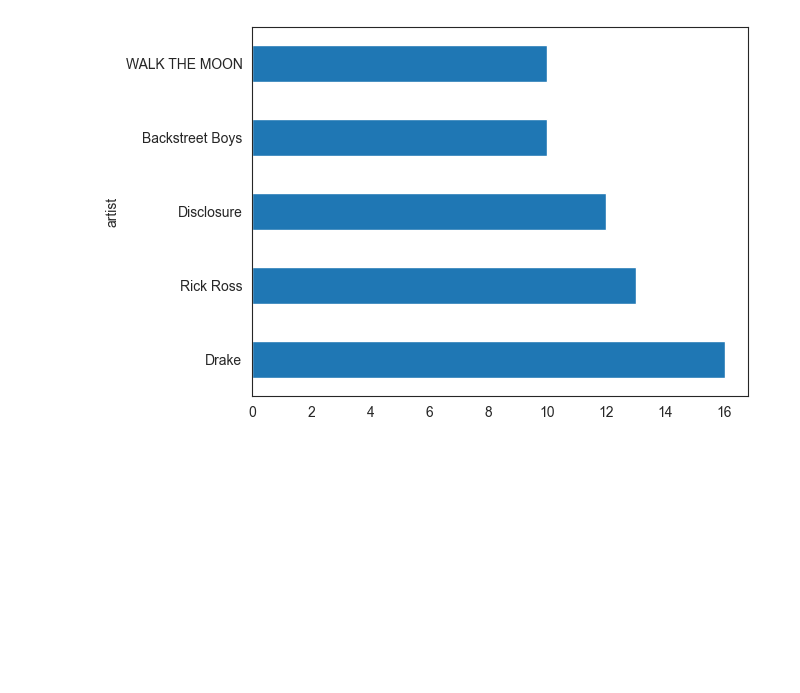
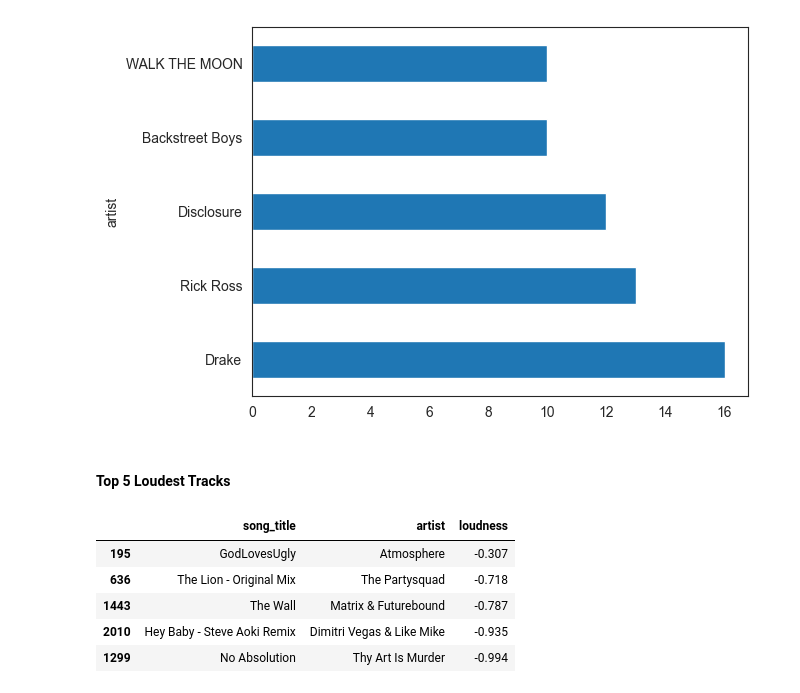
Before and after one commit to jaylim2216/EDA-Spotify, a Jupyter notebook: spotifyeda.ipynb, the cells around one changed output. Cells and saved outputs as stored; diff of their text form; code cells hidden in the pictures; blank space fills up the shorter version.

```diff
--- a/spotifyeda.ipynb
+++ b/spotifyeda.ipynb
@@ -101,3 +103,17 @@ top_five_artists.plot.barh()
 plt.show()
 # %% [output]
 [figure]
+# %% [markdown]
+#### Top 5 Loudest Tracks
+# %%
+top_five_loudest = data[['song_title','artist', 'loudness']].sort_values(by = 'loudness', ascending=False)[:5]
+# First choose the columns 'song_title', 'artist', 'loudness'
+# Sort values by loudness , ascending = False as 0 = loudest, -60 = softest
+top_five_loudest
+# %% [output]
+|  | song_title | artist | loudness |
+| 195 | GodLovesUgly | Atmosphere | -0.307 |
+| 636 | The Lion - Original Mix | The Partysquad | -0.718 |
+| 1443 | The Wall | Matrix & Futurebound | -0.787 |
+| 2010 | Hey Baby - Steve Aoki Remix | Dimitri Vegas & Like Mike | -0.935 |
+| 1299 | No Absolution | Thy Art Is Murder | -0.994 |
```
Also changed, not shown: parts of 12 cells of this notebook.
